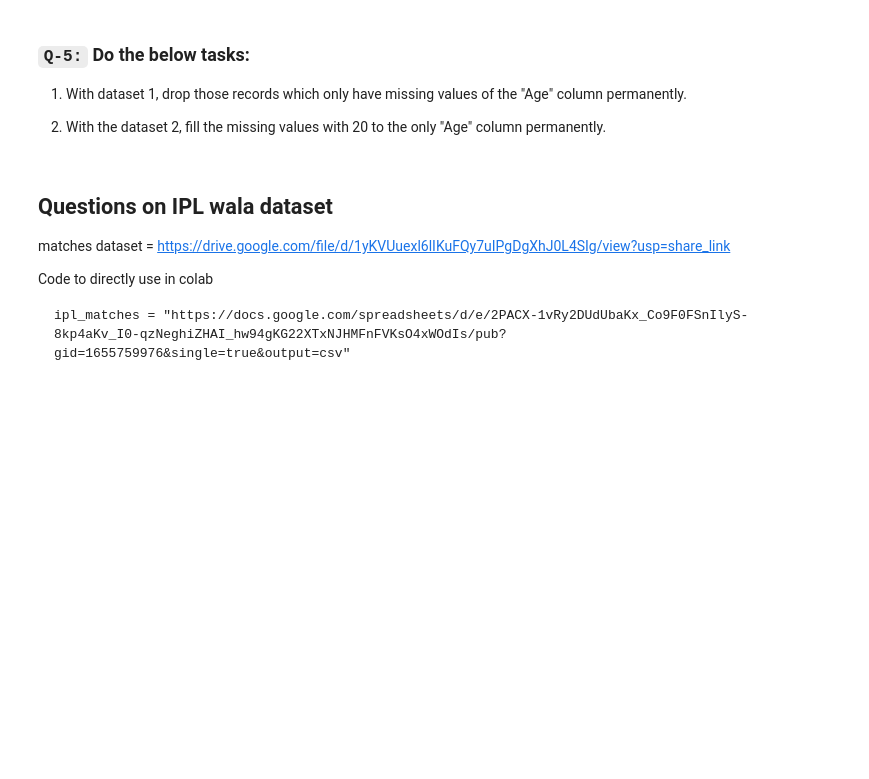
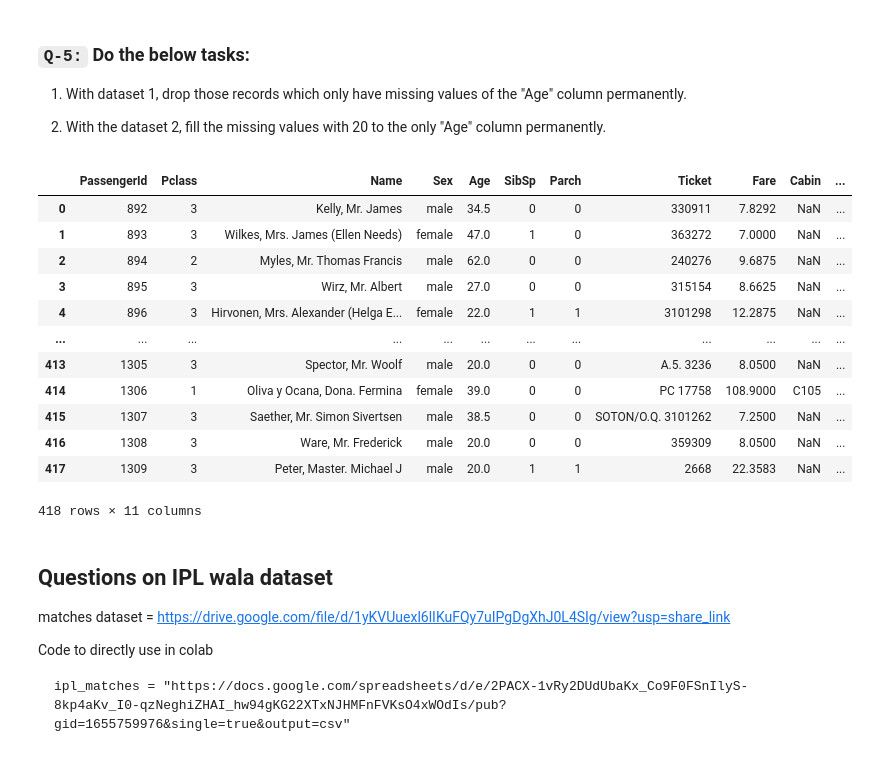
Before and after one commit to pranavverma26/PythonCode, a Jupyter notebook: PractiseQuestion/85. Task 18 FREE.ipynb, the cells around one changed output. Saved outputs shown, nothing was run; the diff lists cells and outputs as text; code cells hidden in the pictures; blank space fills up the shorter version.

```diff
--- a/PractiseQuestion/85. Task 18 FREE.ipynb
+++ b/PractiseQuestion/85. Task 18 FREE.ipynb
@@ -109,3 +200,26 @@ Also, for now you can use this url to read the dataset like before:
+# %%
+# code here
+url1 = "https://docs.google.com/spreadsheets/d/e/2PACX-1vQjh5HzZ1N0SU7ME9ZQRzeVTaXaGsV97rU8R7eAcg53k27GTstJp9cRUOfr55go1GRRvTz1NwvyOnuh/pub?gid=1562145139&single=true&output=csv"
+df1=pd.read_csv(url1)
+df1.dropna(subset=["Age"],inplace=True)
+url3=" https://docs.google.com/spreadsheets/d/e/2PACX-1vQcPvQsSC9aNFogvbUG08nu0bGHlOclGYaOlhND_LE5Ff7ZnHQ5VYzAgpyT5XNklgiT54SsNgHePsUa/pub?gid=1656109608&single=true&output=csv"
+df3=pd.read_csv(url3)
+df3["Age"]=df3["Age"].fillna(20)
+df3
+# %% [output]
+|  | PassengerId | Pclass | Name | Sex | Age | SibSp | Parch | Ticket | Fare | Cabin | ... |
+| 0 | 892 | 3 | Kelly, Mr. James | male | 34.5 | 0 | 0 | 330911 | 7.8292 | NaN | ... |
+| 1 | 893 | 3 | Wilkes, Mrs. James (Ellen Needs) | female | 47.0 | 1 | 0 | 363272 | 7.0000 | NaN | ... |
+| 2 | 894 | 2 | Myles, Mr. Thomas Francis | male | 62.0 | 0 | 0 | 240276 | 9.6875 | NaN | ... |
+| 3 | 895 | 3 | Wirz, Mr. Albert | male | 27.0 | 0 | 0 | 315154 | 8.6625 | NaN | ... |
+| 4 | 896 | 3 | Hirvonen, Mrs. Alexander (Helga E... | female | 22.0 | 1 | 1 | 3101298 | 12.2875 | NaN | ... |
+| ... | ... | ... | ... | ... | ... | ... | ... | ... | ... | ... | ... |
+| 413 | 1305 | 3 | Spector, Mr. Woolf | male | 20.0 | 0 | 0 | A.5. 3236 | 8.0500 | NaN | ... |
+| 414 | 1306 | 1 | Oliva y Ocana, Dona. Fermina | female | 39.0 | 0 | 0 | PC 17758 | 108.9000 | C105 | ... |
+| 415 | 1307 | 3 | Saether, Mr. Simon Sivertsen | male | 38.5 | 0 | 0 | SOTON/O.Q. 3101262 | 7.2500 | NaN | ... |
+| 416 | 1308 | 3 | Ware, Mr. Frederick | male | 20.0 | 0 | 0 | 359309 | 8.0500 | NaN | ... |
+| 417 | 1309 | 3 | Peter, Master. Michael J | male | 20.0 | 1 | 1 | 2668 | 22.3583 | NaN | ... |
+418 rows × 11 columns
 # %% [markdown]
 ## Questions on IPL wala dataset
 
```
Also changed, not shown: parts of 17 cells of this notebook, 6 other files.
